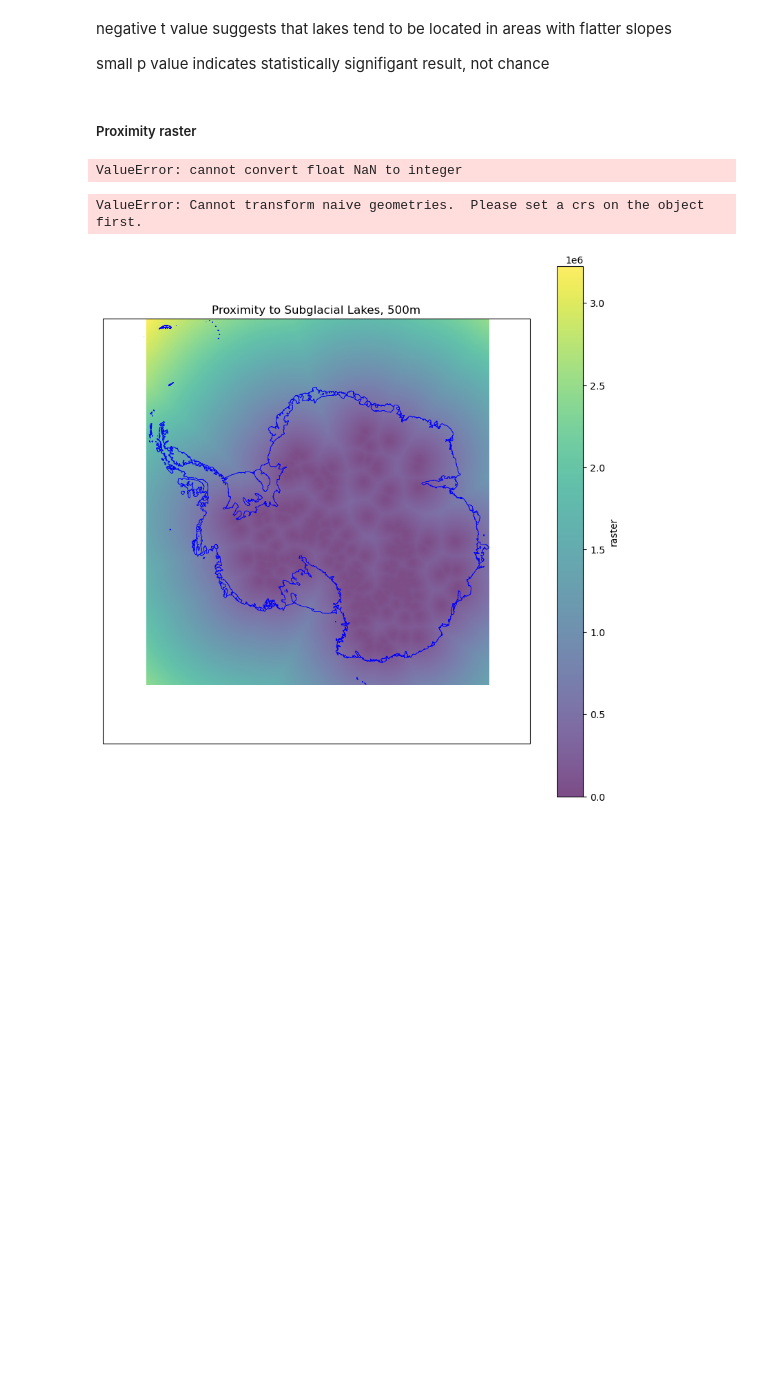
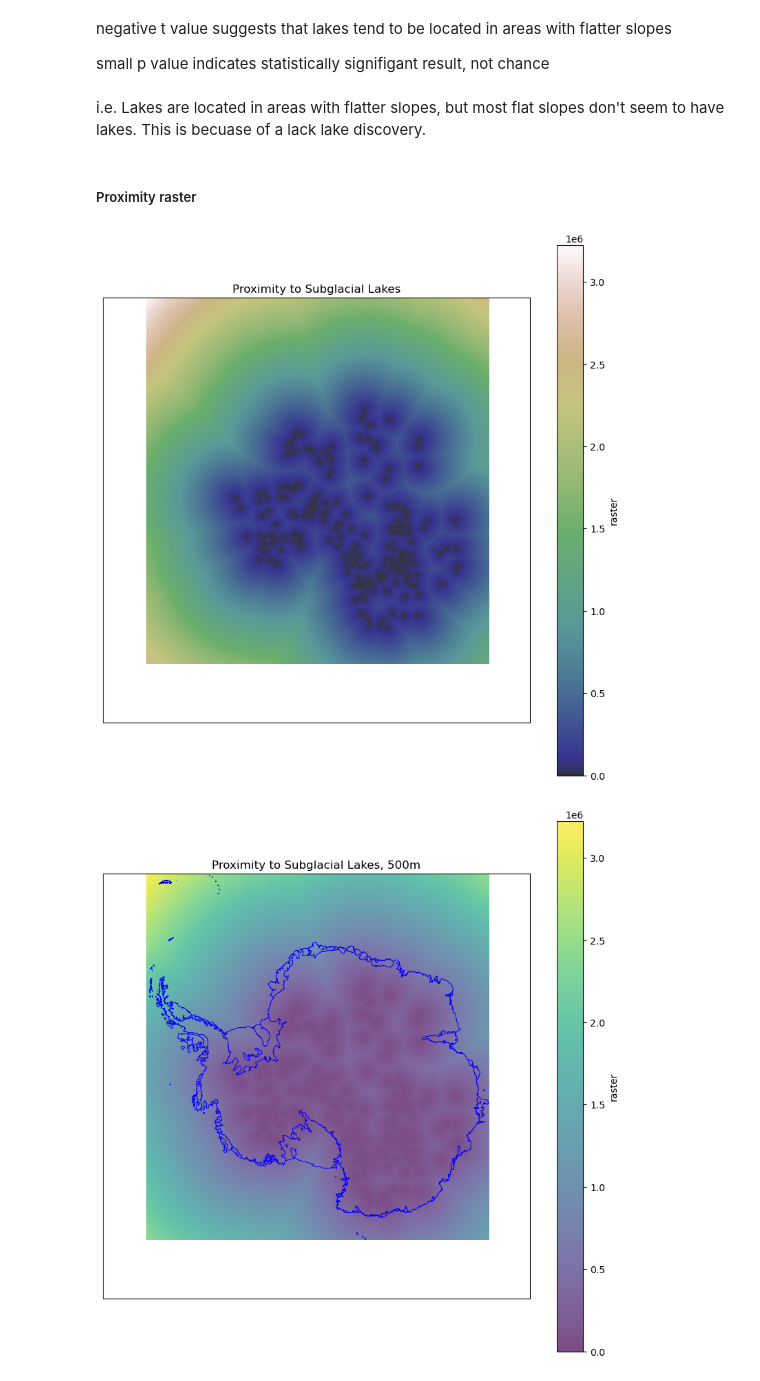
Before and after one commit to Chigiriq/GIS_p4, a Jupyter notebook: eda.ipynb, the cells around one changed output. Saved outputs shown, nothing was run; the diff lists cells and outputs as text; code cells hidden in the pictures; blank space fills up the shorter version.

```diff
--- a/eda.ipynb
+++ b/eda.ipynb
@@ -396,3 +390,5 @@ import matplotlib.pyplot as plt
+# %% [markdown]
+i.e. Lakes are located in areas with flatter slopes, but most flat slopes don't seem to have lakes. This is becuase of a lack lake discovery.
 # %% [markdown]
 ##### Proximity raster
 # %%
@@ -407,30 +403,27 @@ prox_raster = rt.distance.pa_proximity(lakes_raster, target_values=np.arange(1,
 world = gpd.read_file('data/Quantarctica3/Quantarctica3/Miscellaneous/SimpleBasemap/ADD_DerivedLowresBasemap.shp')
 world = world.set_crs(epsg=4269)
 world = world.to_crs(epsg=3031)
-
-# clip prox raster to world
-# prox_raster = prox_raster.clip(world.geometry)
-prox_clipped = rt.clipping.clip(world, prox_raster)
-# %% [output]
-ValueError: cannot convert float NaN to integer
 # %%
 # Load Antarctic shapefile and transform to EPSG:3031
 world = gpd.read_file('data/Quantarctica3/Quantarctica3/Miscellaneous/SimpleBasemap/ADD_DerivedLowresBasemap.shp')
+world = world.set_crs(epsg=4269)
 world = world.to_crs(epsg=3031)
+
+# prox_raster.to_crs(epsg=3031, inplace=True)
 
 # Plot
 fig, ax = plt.subplots(figsize=(10, 10), subplot_kw={'projection': ccrs.SouthPolarStereo()})
 world.boundary.plot(ax=ax, transform=ccrs.SouthPolarStereo(), linewidth=0.8, color='blue')
 
-prox_clipped.plot(ax=ax, cmap='gist_earth', transform=ccrs.SouthPolarStereo(), alpha=0.8, nodata=0)
+prox_raster.plot(ax=ax, cmap='gist_earth', transform=ccrs.SouthPolarStereo(), alpha=0.8)
 
 # Adjust map extent
 ax.set_extent([-180, 180, -90, -60], ccrs.PlateCarree())  # Adjust bounds for rotation
 
 plt.title("Proximity to Subglacial Lakes")
 plt.show()
 # %% [output]
-ValueError: Cannot transform naive geometries.  Please set a crs on the object first.
+[figure, added]
 # %%
 plot_with_basemap('Proximity to Subglacial Lakes, 500m', rs=prox_raster, rs_cmap='viridis', rs_mask=True)
 # %% [output]
```
Also changed, not shown: parts of 5 cells of this notebook, 3 other files.
